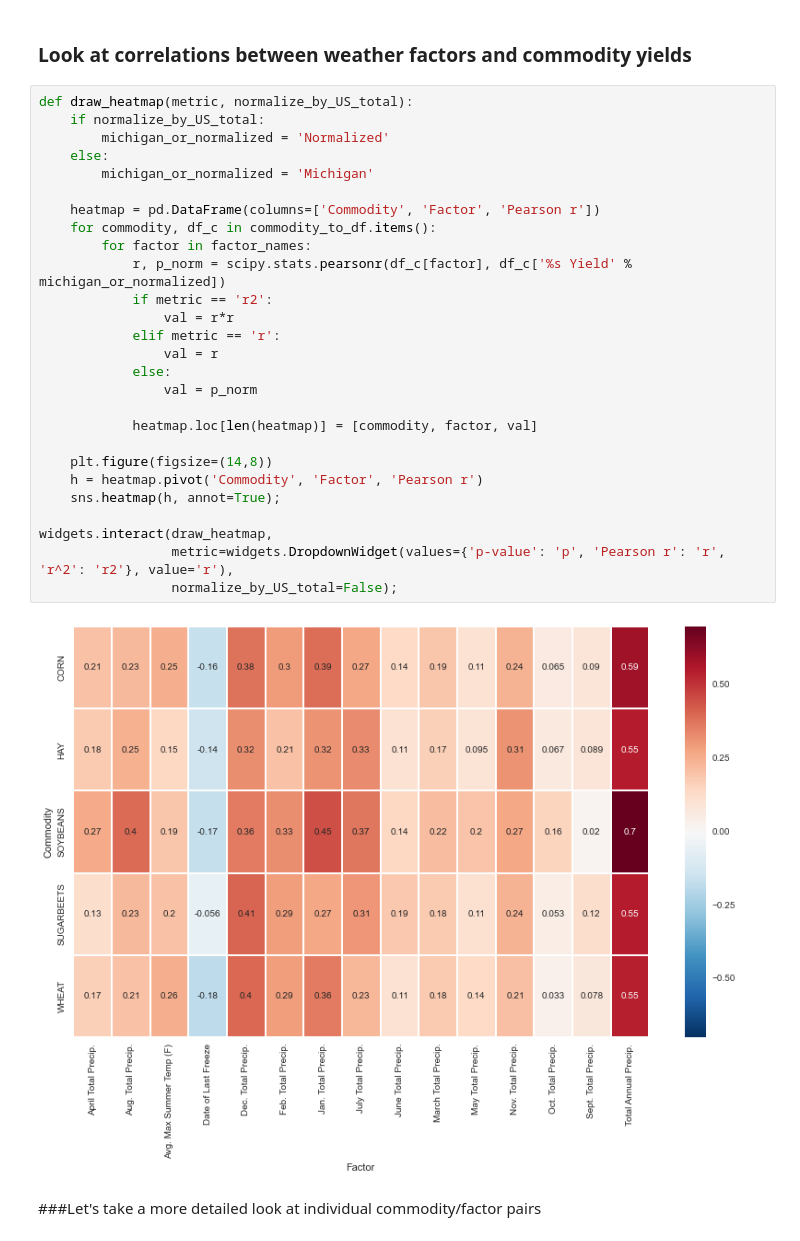
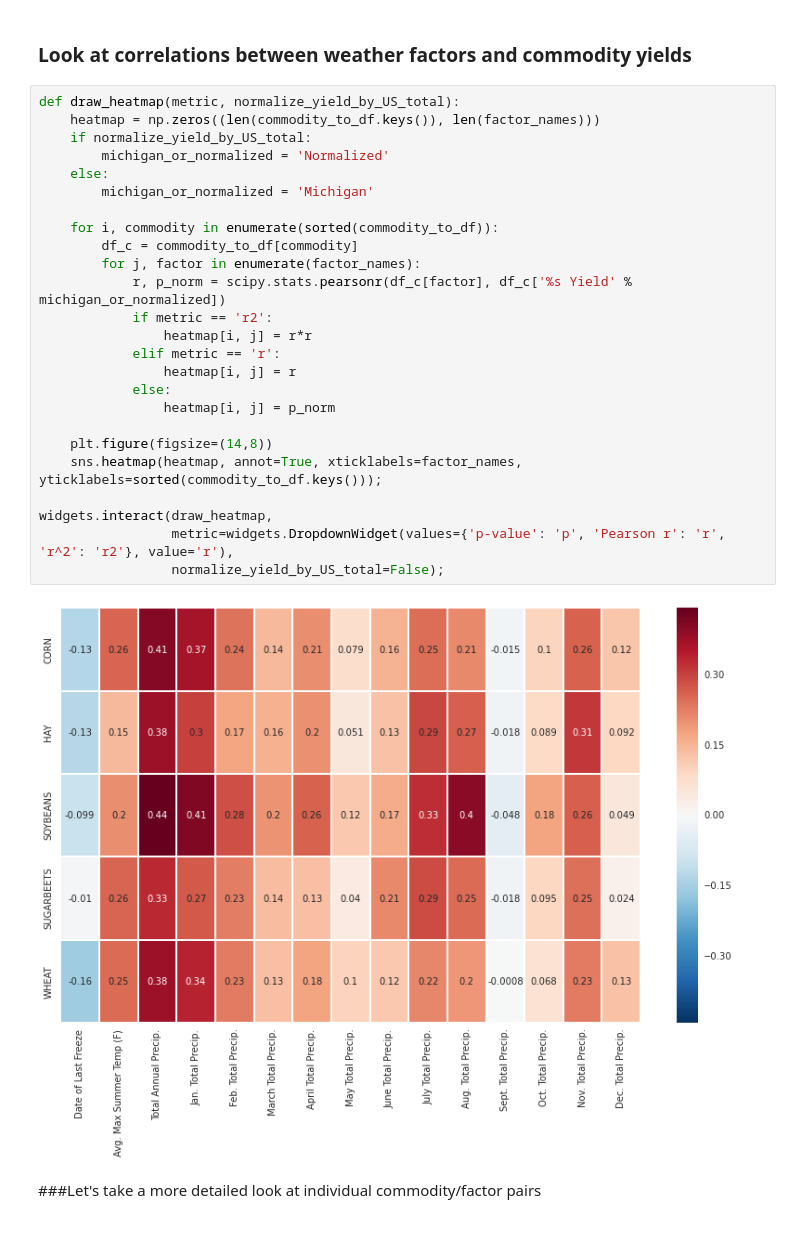
Before and after one commit to dbjohnson/dbj-ipython, a Jupyter notebook: Michigan Crop Yield Analysis/Michigan Crop Yield vs. Weather Analysis.ipynb, the cells around one changed output. Drawn from its saved outputs; the diff is of its cells as text.

Commit message:
Changed heatmap from dataframe to np.array to appease some versions of seaborn

```diff
--- a/Michigan Crop Yield Analysis/Michigan Crop Yield vs. Weather Analysis.ipynb
+++ b/Michigan Crop Yield Analysis/Michigan Crop Yield vs. Weather Analysis.ipynb
@@ -140,34 +140,32 @@ for month, df_month in df_weather.groupby('Month'):
 # %% [markdown]
 ### Look at correlations between weather factors and commodity yields
 # %%
-def draw_heatmap(metric, normalize_by_US_total):
-    if normalize_by_US_total:
+def draw_heatmap(metric, normalize_yield_by_US_total):
+    heatmap = np.zeros((len(commodity_to_df.keys()), len(factor_names)))
+    if normalize_yield_by_US_total:
         michigan_or_normalized = 'Normalized'
     else:
         michigan_or_normalized = 'Michigan'
 
-    heatmap = pd.DataFrame(columns=['Commodity', 'Factor', 'Pearson r'])
-    for commodity, df_c in commodity_to_df.items():
-        for factor in factor_names:
+    for i, commodity in enumerate(sorted(commodity_to_df)):
+        df_c = commodity_to_df[commodity]
+        for j, factor in enumerate(factor_names):
             r, p_norm = scipy.stats.pearsonr(df_c[factor], df_c['%s Yield' % michigan_or_normalized])
             if metric == 'r2':
-                val = r*r
+                heatmap[i, j] = r*r
             elif metric == 'r':
-                val = r
+                heatmap[i, j] = r
             else:
-                val = p_norm
-
-            heatmap.loc[len(heatmap)] = [commodity, factor, val]
+                heatmap[i, j] = p_norm
 
     plt.figure(figsize=(14,8))
-    h = heatmap.pivot('Commodity', 'Factor', 'Pearson r')
-    sns.heatmap(h, annot=True);
+    sns.heatmap(heatmap, annot=True, xticklabels=factor_names, yticklabels=sorted(commodity_to_df.keys()));
 
 widgets.interact(draw_heatmap,
                  metric=widgets.DropdownWidget(values={'p-value': 'p', 'Pearson r': 'r', 'r^2': 'r2'}, value='r'),
-                 normalize_by_US_total=False);
+                 normalize_yield_by_US_total=False);
 # %% [output]
-[figure, old version]
+[figure, new version]
 # %% [markdown]
 ###Let's take a more detailed look at individual commodity/factor pairs
 # %%
```
Also changed, not shown: parts of 3 cells of this notebook.
